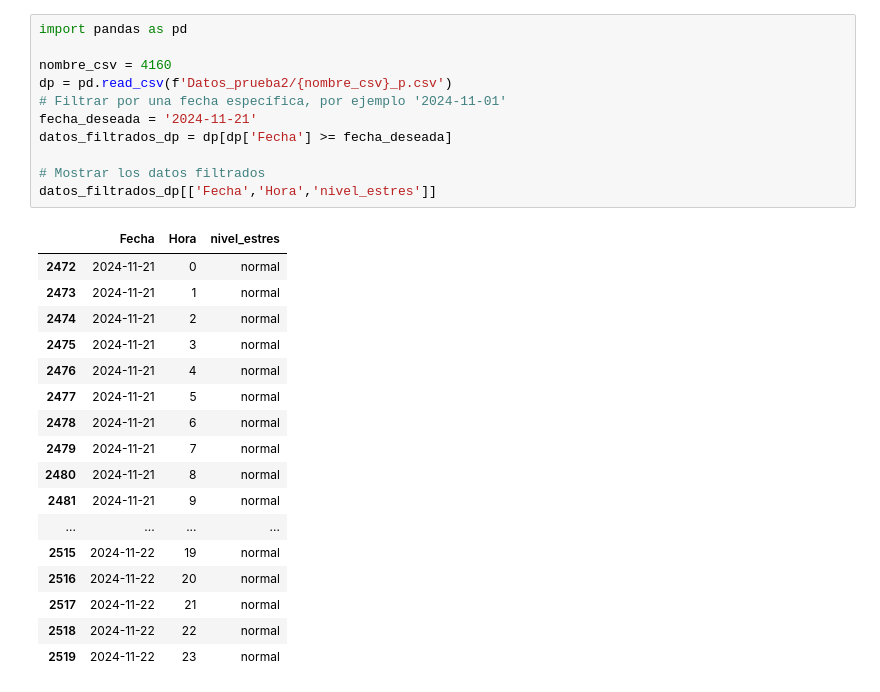
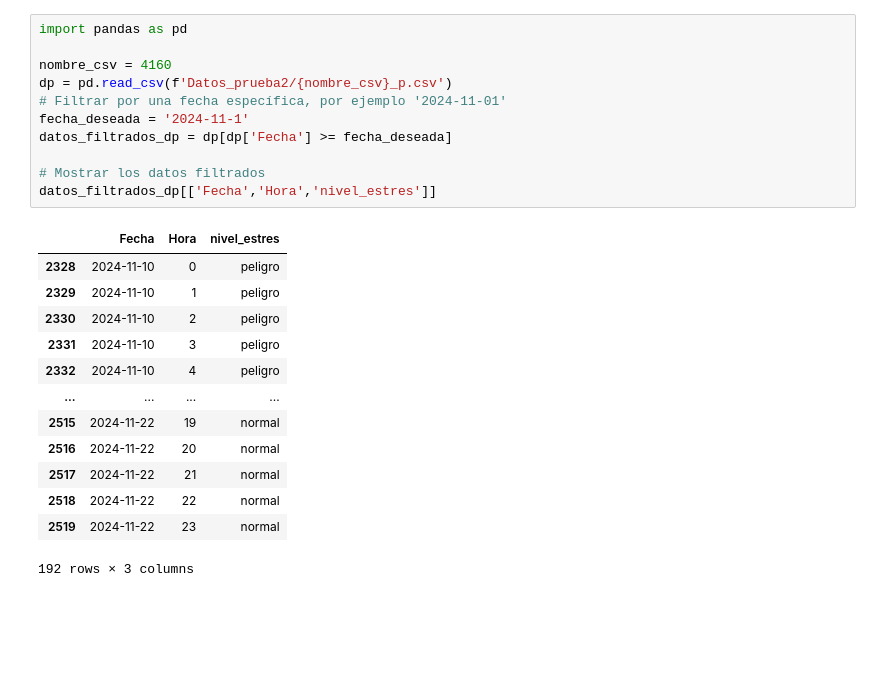
Before and after one commit to BrayansAs/estres-bovino, a Jupyter notebook: prueba 24.ipynb, the cells around one changed output. Cells and saved outputs as stored; diff of their text form; blank space fills up the shorter version.

```diff
--- a/prueba 24.ipynb
+++ b/prueba 24.ipynb
@@ -1,29 +1,25 @@
 # %%
 import pandas as pd
 
 nombre_csv = 4160
 dp = pd.read_csv(f'Datos_prueba2/{nombre_csv}_p.csv')
 # Filtrar por una fecha específica, por ejemplo '2024-11-01'
-fecha_deseada = '2024-11-21'
+fecha_deseada = '2024-11-1'
 datos_filtrados_dp = dp[dp['Fecha'] >= fecha_deseada]
 
 # Mostrar los datos filtrados
 datos_filtrados_dp[['Fecha','Hora','nivel_estres']]
 # %% [output]
 |  | Fecha | Hora | nivel_estres |
-| 2472 | 2024-11-21 | 0 | normal |
-| 2473 | 2024-11-21 | 1 | normal |
-| 2474 | 2024-11-21 | 2 | normal |
-| 2475 | 2024-11-21 | 3 | normal |
-| 2476 | 2024-11-21 | 4 | normal |
-| 2477 | 2024-11-21 | 5 | normal |
-| 2478 | 2024-11-21 | 6 | normal |
-| 2479 | 2024-11-21 | 7 | normal |
-| 2480 | 2024-11-21 | 8 | normal |
-| 2481 | 2024-11-21 | 9 | normal |
+| 2328 | 2024-11-10 | 0 | peligro |
+| 2329 | 2024-11-10 | 1 | peligro |
+| 2330 | 2024-11-10 | 2 | peligro |
+| 2331 | 2024-11-10 | 3 | peligro |
+| 2332 | 2024-11-10 | 4 | peligro |
 | ... | ... | ... | ... |
 | 2515 | 2024-11-22 | 19 | normal |
 | 2516 | 2024-11-22 | 20 | normal |
 | 2517 | 2024-11-22 | 21 | normal |
 | 2518 | 2024-11-22 | 22 | normal |
 | 2519 | 2024-11-22 | 23 | normal |
+192 rows × 3 columns
```
Also changed, not shown: parts of 4 cells of this notebook, 40 other files.
